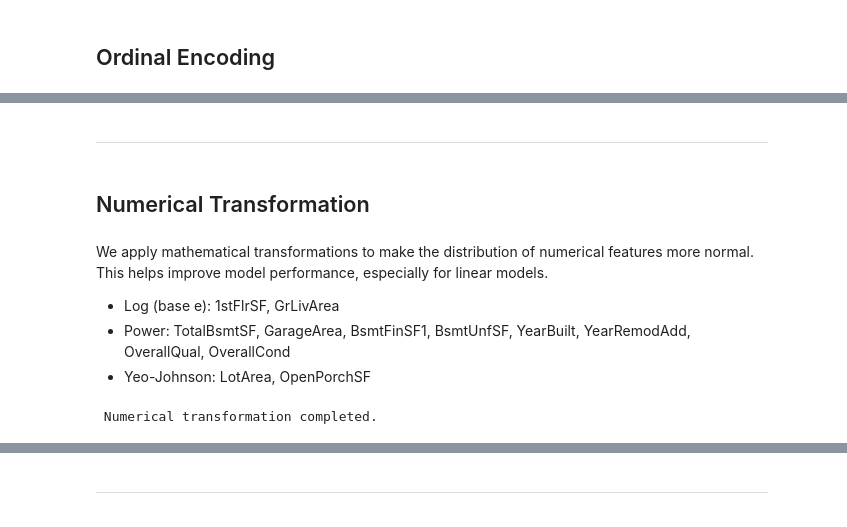
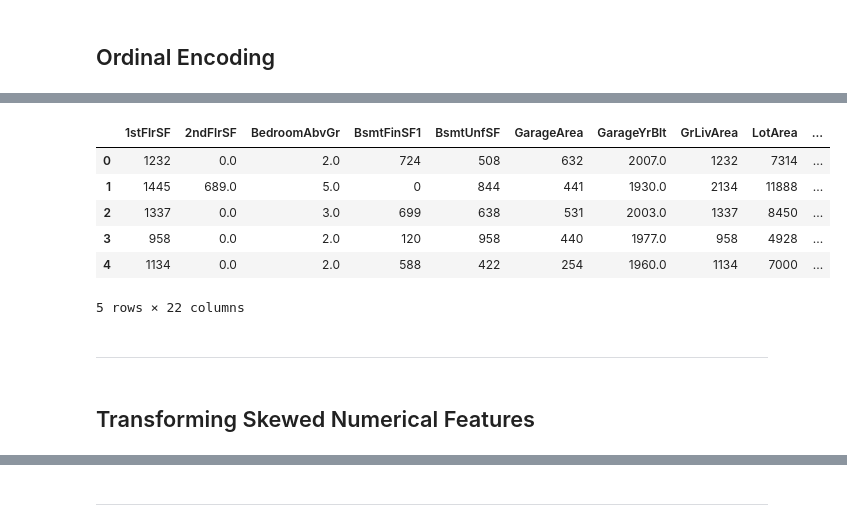
Before and after one commit to justynath/heritage-house-price-predictor, a Jupyter notebook: jupyter_notebooks/04 - FeatureEngineering.ipynb, the cells around one changed output, grey strips where cells are left out. Drawn from its saved outputs; the diff is of its cells as text; code cells hidden in the pictures.

```diff
--- a/jupyter_notebooks/04 - FeatureEngineering.ipynb
+++ b/jupyter_notebooks/04 - FeatureEngineering.ipynb
@@ -382,30 +281,24 @@ Categorical encoding applied to: ['BsmtExposure', 'BsmtFinType1', 'GarageFinish'
+# %%
+# Step 5: Extract encoded columns and update main feature set
+engineered_columns = [f"{col}_ordinal_encoder" for col in variables_engineering]
+
+# Keep only the new engineered features
+X_encoded = df_engineering[engineered_columns]
+
+# Optional: Merge into original training set
+X_train_updated = pd.concat([df_train.drop(columns=variables_engineering), X_encoded], axis=1)
+
+# Preview updated dataset
+X_train_updated.head()
+# %% [output]
+|  | 1stFlrSF | 2ndFlrSF | BedroomAbvGr | BsmtFinSF1 | BsmtUnfSF | GarageArea | GarageYrBlt | GrLivArea | LotArea | ... |
+| 0 | 1232 | 0.0 | 2.0 | 724 | 508 | 632 | 2007.0 | 1232 | 7314 | ... |
+| 1 | 1445 | 689.0 | 5.0 | 0 | 844 | 441 | 1930.0 | 2134 | 11888 | ... |
+| 2 | 1337 | 0.0 | 3.0 | 699 | 638 | 531 | 2003.0 | 1337 | 8450 | ... |
+| 3 | 958 | 0.0 | 2.0 | 120 | 958 | 440 | 1977.0 | 958 | 4928 | ... |
+| 4 | 1134 | 0.0 | 2.0 | 588 | 422 | 254 | 1960.0 | 1134 | 7000 | ... |
+5 rows × 22 columns
 # %% [markdown]
 ---
 # %% [markdown]
-## Numerical Transformation
+## Transforming Skewed Numerical Features
-# %% [markdown]
-We apply mathematical transformations to make the distribution of numerical features more normal.
-This helps improve model performance, especially for linear models.
-
-- Log (base e): 1stFlrSF, GrLivArea
-- Power: TotalBsmtSF, GarageArea, BsmtFinSF1, BsmtUnfSF, YearBuilt, YearRemodAdd, OverallQual, OverallCond
-- Yeo-Johnson: LotArea, OpenPorchSF
-# %%
-from sklearn.pipeline import Pipeline
-from feature_engine import transformation as vt
-
-transformation_pipeline = Pipeline([
-    ("log", vt.LogTransformer(variables=['1stFlrSF', 'GrLivArea'])),
-    ("power", vt.PowerTransformer(variables=[
-        'TotalBsmtSF', 'GarageArea', 'BsmtFinSF1', 'BsmtUnfSF',
-        'YearBuilt', 'YearRemodAdd', 'OverallQual', 'OverallCond'
-    ])),
-    ("yeo", vt.YeoJohnsonTransformer(variables=['LotArea', 'OpenPorchSF']))
-])
-
-TrainSet = transformation_pipeline.fit_transform(TrainSet)
-TestSet = transformation_pipeline.transform(TestSet)
-
-print(" Numerical transformation completed.")
-# %% [output]
- Numerical transformation completed.
```
Also changed, not shown: parts of 18 cells of this notebook.
